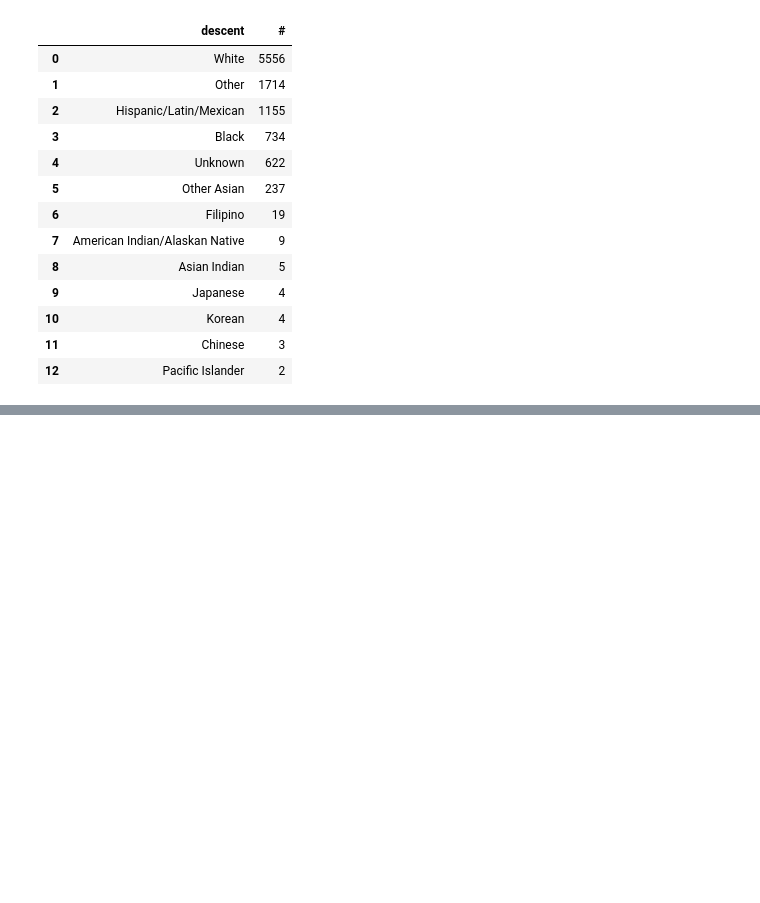
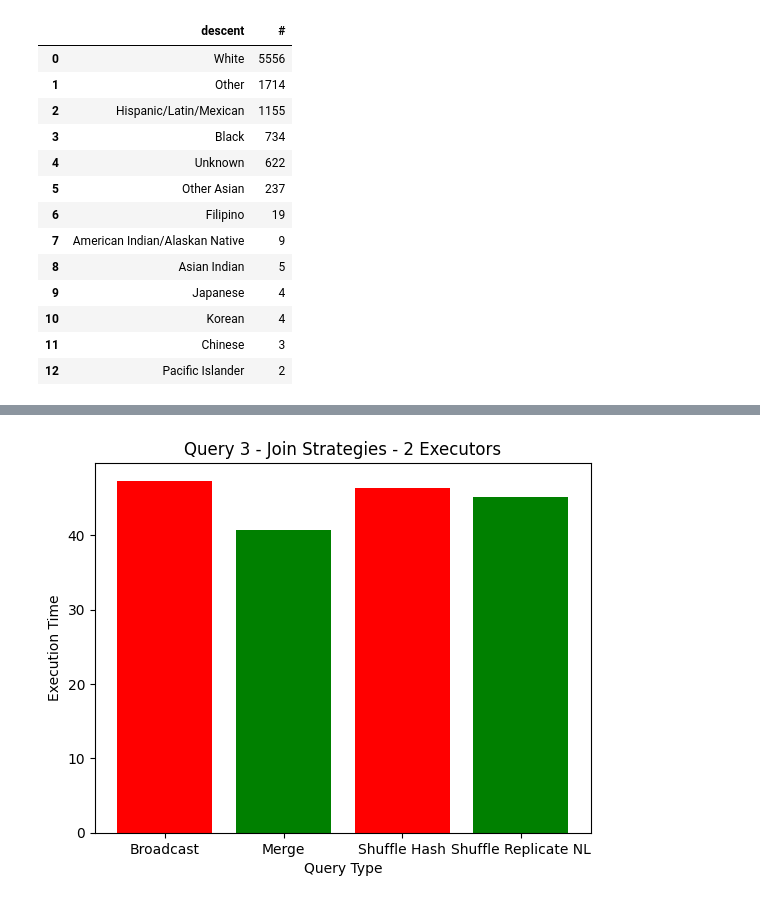
Before and after one commit to DVasios/Advanced-Database-Systems, a Jupyter notebook: results.ipynb, the cells around one changed output, grey strips where cells are left out. Cells and saved outputs as stored; diff of their text form; code cells hidden in the pictures; blank space fills up the shorter version.

```diff
--- a/results.ipynb
+++ b/results.ipynb
@@ -159,0 +232,19 @@ Error:
+# %%
+# Query 3 - Join Strategies - 2 Executors
+
+# Plot
+q3_broadcast = exec_times[exec_times['Name'] == 'q3_2_broadcast_df']
+q3_merge = exec_times[exec_times['Name'] == 'q3_2_merge_df']
+q3_shuffle_hash = exec_times[exec_times['Name'] == 'q3_2_shuffle_hash_df']
+q3_shuffle_replicate_nl = exec_times[exec_times['Name'] == 'q3_2_shuffle_replicate_nl_df']
+
+categories = ['Broadcast','Merge', 'Shuffle Hash', 'Shuffle Replicate NL']
+values = [q3_broadcast.values[0][1], q3_merge.values[0][1], q3_shuffle_hash.values[0][1], q3_shuffle_replicate_nl.values[0][1]]
+colors = ['red', 'green']
+plt.bar(categories,values, color=colors)
+plt.xlabel('Query Type')
+plt.ylabel('Execution Time')
+plt.title('Query 3 - Join Strategies - 2 Executors')
+plt.show()
+# %% [output]
+[figure, added]
```
Also changed, not shown: parts of 16 cells of this notebook, 14 other files.
